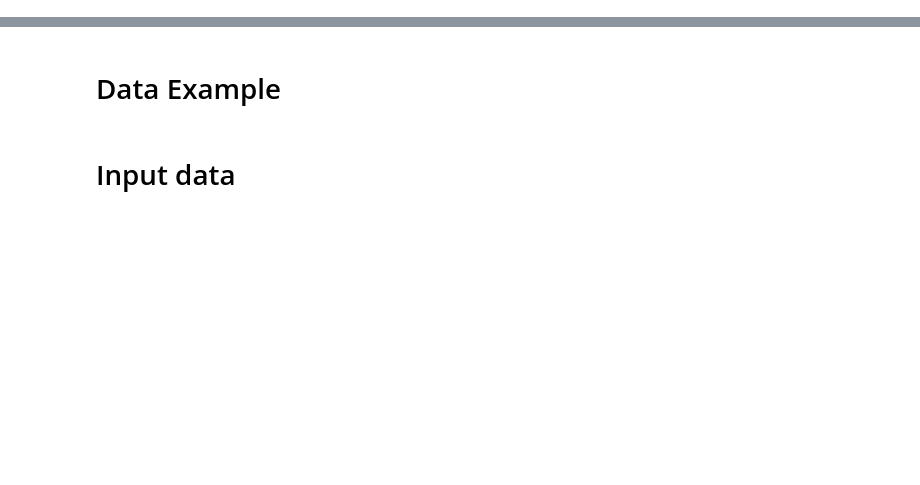
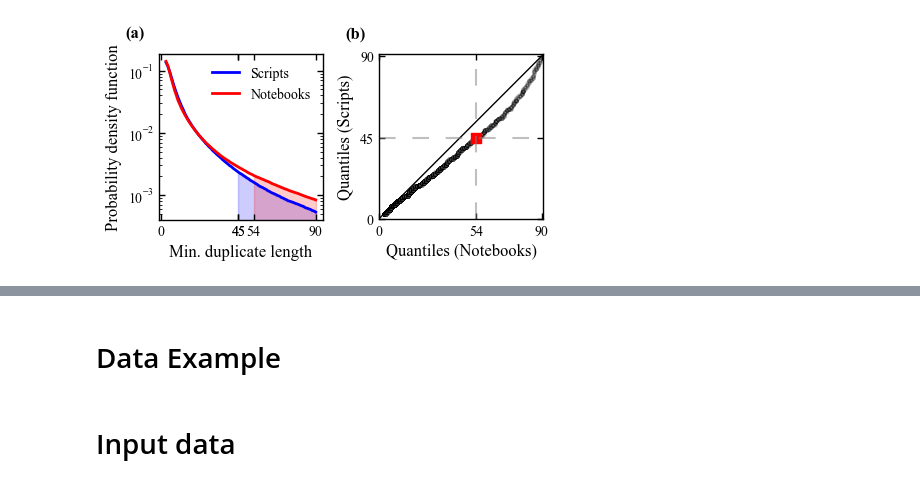
Before and after one commit to konstantgr/jupyter-duplicates-analysis, a Jupyter notebook: clones-study.ipynb, the cells around one changed output, grey strips where cells are left out. Saved outputs shown, nothing was run; the diff lists cells and outputs as text; code cells hidden in the pictures; blank space fills up the shorter version.

```diff
--- a/clones-study.ipynb
+++ b/clones-study.ipynb
@@ -4,4 +4,17 @@ from pathlib import Path
 from experiment import Experiment
 from utils.stat_utils import stats_to_distribution, generate_discrete_distribution, qq_plot
 from utils.data_utils import input_data_to_df, output_data_to_df
+# %%
+notebook_base_path = Path('/Users/konstantingrotov/Documents/programming/projects/clones-study/data/out/notebooks_11k_splitted')
+scripts_base_path = Path('/Users/konstantingrotov/Documents/programming/projects/clones-study/data/out/scripts_10k_splitted')
+
+notebooks_files, scripts_files = [], []
+
+for num in range(1, 10 + 1):
+    e = Experiment(
+        notebooks_folder=notebook_base_path / f'{num}',
+        scripts_folder=scripts_base_path / f'{num}',
+        max_num=10_000)
+    notebooks_files += e.files.get('notebooks')
+    scripts_files += e.files.get('scripts')
 # %%
@@ -30,0 +61,79 @@ qq_plot(dist_n=dist_notebooks, dist_s=dist_scripts, save_path=Path('figures/'))
+# %%
+import numpy as np
+import matplotlib.pyplot as plt
+size=10_000
+plt.rcParams["font.family"] = "Times New Roman"
+
+np.random.seed(seed=42)
+Rs, Rn = dist_s.rvs(size=size), dist_n.rvs(size=size)
+
+width = 1
+length = 4
+
+q_scr = 45
+prob_scripts = np.sum([dist_s.pmf(i) for i in range(3, q_scr + 1)])
+q_ntb = np.quantile(Rn, prob_scripts)
+
+print(f"{np.round(prob_scripts, 2)}-Quantile of scripts distribution is {q_scr}")
+print(f"{np.round(prob_scripts, 2)}-Quantile of notebooks distribution is {q_ntb}")
+
+cm = 1 / 2.54
+figsize = (6 * cm * 2, 6 * cm)
+fig, (ax1, ax) = plt.subplots(1, 2, figsize=figsize)
+
+ax.set_aspect('equal')
+
+ax.scatter(sorted(Rn), sorted(Rs), color='grey', alpha=0.1, edgecolors='black', s=5)
+ax.plot([0, max_clone_length + 2], [0, max_clone_length + 2], color='black', linewidth=1)
+
+ax.set_xlim(2, max_clone_length + 1)
+ax.set_ylim(2, max_clone_length + 1)
+
+ax.set_xlabel("Quantiles (Notebooks)", fontsize=12)
+ax.set_ylabel("Quantiles (Scripts)", fontsize=12)
+
+ax.axhline(45, color='grey', linestyle='--', dashes=(8, 8), alpha=0.5)
+ax.axvline(q_ntb, color='grey', linestyle='--', dashes=(8, 8), alpha=0.5)
+ax.scatter(q_ntb, 45, color='r', s=50, marker='s')
+
+ax.tick_params(direction="in", length=length, width=width, labelsize=10)
+ax.yaxis.set_ticks_position('both')
+ax.xaxis.set_ticks_position('both')
+
+ax.xaxis.set_ticks(list(np.arange(0, max_clone_length + 1, 90)) + [int(q_ntb)])
+ax.yaxis.set_ticks(list(np.arange(0, max_clone_length + 1, 90)) + [45])
+for axis in ['top', 'bottom', 'left', 'right']:
+    ax.spines[axis].set_linewidth(width)
+    ax1.spines[axis].set_linewidth(width)
+
+ax1.plot(xk_s, pk_s, color='b', linewidth=2, label='Scripts')
+ax1.plot(xk_n, pk_n, color='r', linewidth=2, label='Notebooks')
+legend = ax1.legend()
+legend.get_frame().set_facecolor('none')
+legend.get_frame().set_linewidth(0.0)
+
+ax1.tick_params(direction="in", length=length, width=width, labelsize=10)
+ax1.tick_params(direction="in", which='minor', labelsize=10)
+
+ax1.yaxis.set_ticks_position('both')
+ax1.xaxis.set_ticks_position('both')
+
+ax1.xaxis.set_ticks(list(np.arange(0, max_clone_length + 1, 45)) + [45, 54])
+
+ax1.set_ylabel('Probability density function', fontsize=12)
+ax1.set_xlabel('Min. duplicate length', fontsize=12)
+
+ax1.set_yscale('log')
+fig.tight_layout()
+
+ax1.text(-0.2, 1.1, '(a)', transform=ax1.transAxes, fontsize=12, weight="bold")
+ax.text(-0.2, 1.1, '(b)', transform=ax.transAxes, fontsize=12, weight="bold")
+
+ax1.fill_between(xk_s[45-3:], pk_s[45-3:], step="pre", alpha=0.2, color='blue')
+ax1.fill_between(xk_n[54-3:], pk_n[54-3:], step="pre", alpha=0.2, color='red')
+if True:
+    plt.savefig(Path('figures') / 'quantiles_distribution_2.pdf', dpi=200, bbox_inches='tight')
+
+
+plt.show()
+# %% [output]
@@ -30,0 +142 @@ qq_plot(dist_n=dist_notebooks, dist_s=dist_scripts, save_path=Path('figures/'))
+[figure, added]
```
Also changed, not shown: parts of 6 cells of this notebook, 3 other files.
